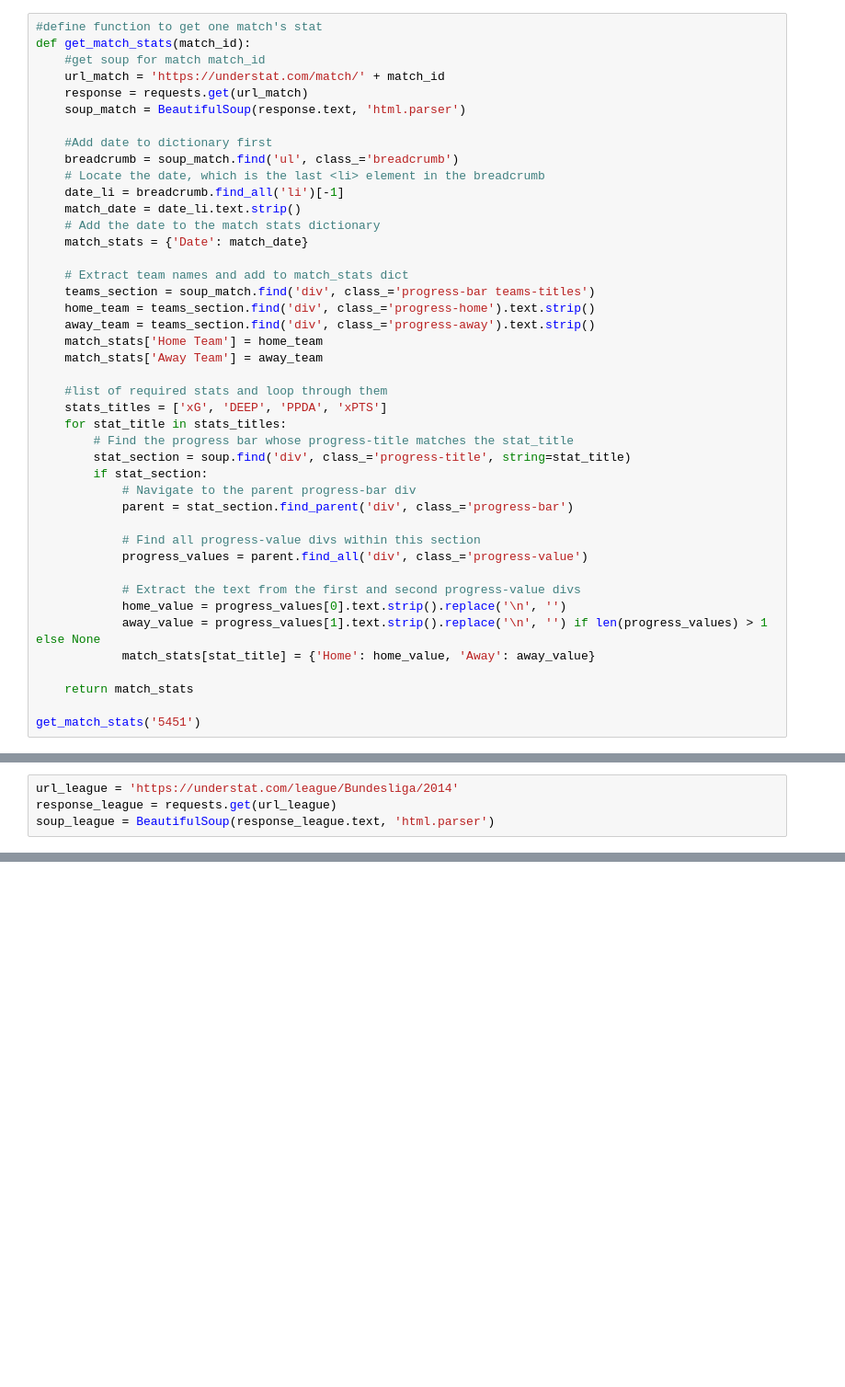
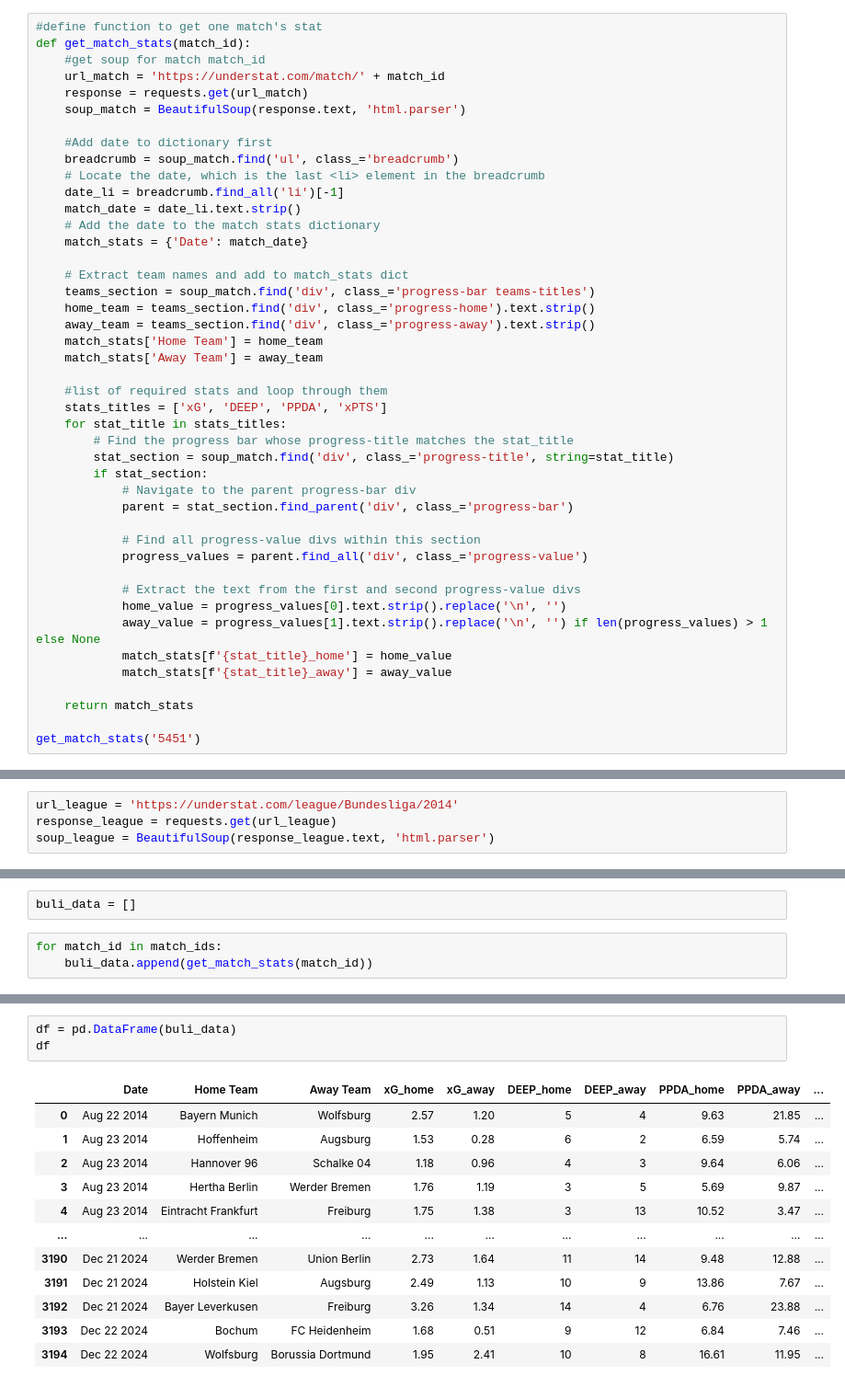
Before and after one commit to SunMax44/bundesliga_match_predictor, a Jupyter notebook: python_notebooks/webscraping_understat.ipynb, the cells around one changed output, grey strips where cells are left out. Shown at 92% size. Saved outputs shown, nothing was run; the diff lists cells and outputs as text; blank space fills up the shorter version.

```diff
--- a/python_notebooks/webscraping_understat.ipynb
+++ b/python_notebooks/webscraping_understat.ipynb
@@ -40,7 +58,7 @@ def get_match_stats(match_id):
     stats_titles = ['xG', 'DEEP', 'PPDA', 'xPTS']
     for stat_title in stats_titles:
         # Find the progress bar whose progress-title matches the stat_title
-        stat_section = soup.find('div', class_='progress-title', string=stat_title)
+        stat_section = soup_match.find('div', class_='progress-title', string=stat_title)
         if stat_section:
             # Navigate to the parent progress-bar div
             parent = stat_section.find_parent('div', class_='progress-bar')
@@ -51,7 +69,8 @@ def get_match_stats(match_id):
             # Extract the text from the first and second progress-value divs
             home_value = progress_values[0].text.strip().replace('\n', '')
             away_value = progress_values[1].text.strip().replace('\n', '') if len(progress_values) > 1 else None
-            match_stats[stat_title] = {'Home': home_value, 'Away': away_value}
+            match_stats[f'{stat_title}_home'] = home_value
+            match_stats[f'{stat_title}_away'] = away_value
 
     return match_stats
 
@@ -103,0 +127,5 @@ len(match_ids)
+# %%
+buli_data = []
+# %%
+for match_id in match_ids:
+    buli_data.append(get_match_stats(match_id))
@@ -103,0 +158,16 @@ len(match_ids)
+# %%
+df = pd.DataFrame(buli_data)
+df
+# %% [output]
+|  | Date | Home Team | Away Team | xG_home | xG_away | DEEP_home | DEEP_away | PPDA_home | PPDA_away | ... |
+| 0 | Aug 22 2014 | Bayern Munich | Wolfsburg | 2.57 | 1.20 | 5 | 4 | 9.63 | 21.85 | ... |
+| 1 | Aug 23 2014 | Hoffenheim | Augsburg | 1.53 | 0.28 | 6 | 2 | 6.59 | 5.74 | ... |
+| 2 | Aug 23 2014 | Hannover 96 | Schalke 04 | 1.18 | 0.96 | 4 | 3 | 9.64 | 6.06 | ... |
+| 3 | Aug 23 2014 | Hertha Berlin | Werder Bremen | 1.76 | 1.19 | 3 | 5 | 5.69 | 9.87 | ... |
+| 4 | Aug 23 2014 | Eintracht Frankfurt | Freiburg | 1.75 | 1.38 | 3 | 13 | 10.52 | 3.47 | ... |
+| ... | ... | ... | ... | ... | ... | ... | ... | ... | ... | ... |
+| 3190 | Dec 21 2024 | Werder Bremen | Union Berlin | 2.73 | 1.64 | 11 | 14 | 9.48 | 12.88 | ... |
+| 3191 | Dec 21 2024 | Holstein Kiel | Augsburg | 2.49 | 1.13 | 10 | 9 | 13.86 | 7.67 | ... |
+| 3192 | Dec 21 2024 | Bayer Leverkusen | Freiburg | 3.26 | 1.34 | 14 | 4 | 6.76 | 23.88 | ... |
+| 3193 | Dec 22 2024 | Bochum | FC Heidenheim | 1.68 | 0.51 | 9 | 12 | 6.84 | 7.46 | ... |
+| 3194 | Dec 22 2024 | Wolfsburg | Borussia Dortmund | 1.95 | 2.41 | 10 | 8 | 16.61 | 11.95 | ... |
```
Also changed, not shown: parts of 9 cells of this notebook, 2 other files.
